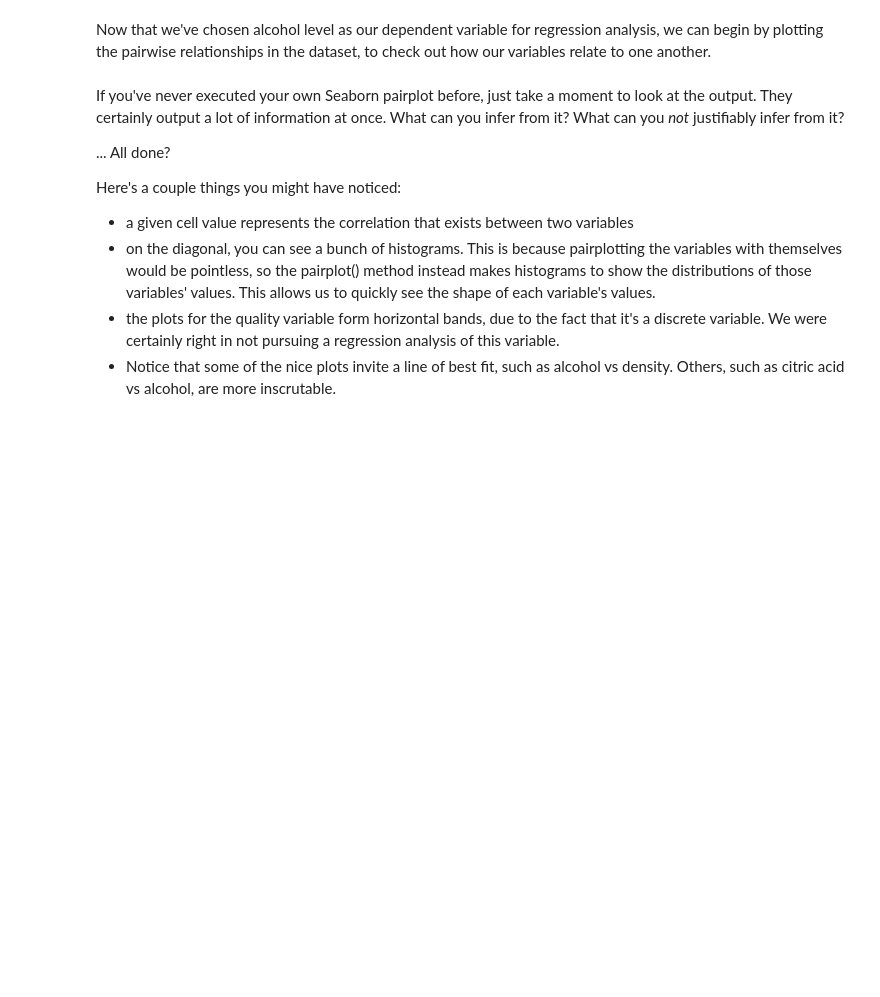
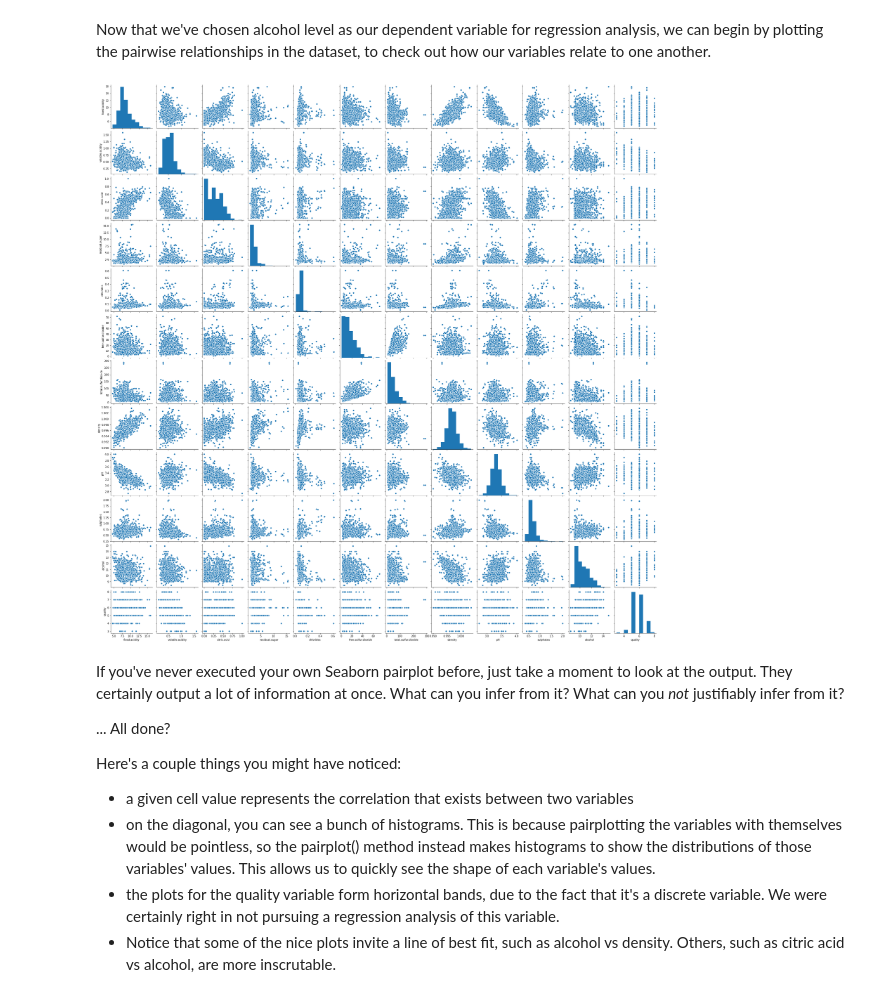
Before and after one commit to jolfr/linear-regression-cs, a Jupyter notebook: Springboard Regression Case Study, Unit 8 - the Red Wine Dataset - Tier 3 (1).ipynb, the cells around one changed output. Drawn from its saved outputs; the diff is of its cells as text; code cells hidden in the pictures; blank space fills up the shorter version.

```diff
--- a/Springboard Regression Case Study, Unit 8 - the Red Wine Dataset - Tier 3 (1).ipynb
+++ b/Springboard Regression Case Study, Unit 8 - the Red Wine Dataset - Tier 3 (1).ipynb
@@ -197,7 +197,10 @@ The heading of this stage of the data science pipeline ('Cleaning, Transforming,
 Now that we've chosen alcohol level as our dependent variable for regression analysis, we can begin by plotting the pairwise relationships in the dataset, to check out how our variables relate to one another.
 # %%
 # Make a pairplot of the wine data
-_ _ _
+_ = sns.pairplot(df)
+plt.show()
+# %% [output]
+[figure, added]
 # %% [markdown]
 If you've never executed your own Seaborn pairplot before, just take a moment to look at the output. They certainly output a lot of information at once. What can you infer from it? What can you *not* justifiably infer from it?
 
```
Also changed, not shown: parts of 4 cells of this notebook.
